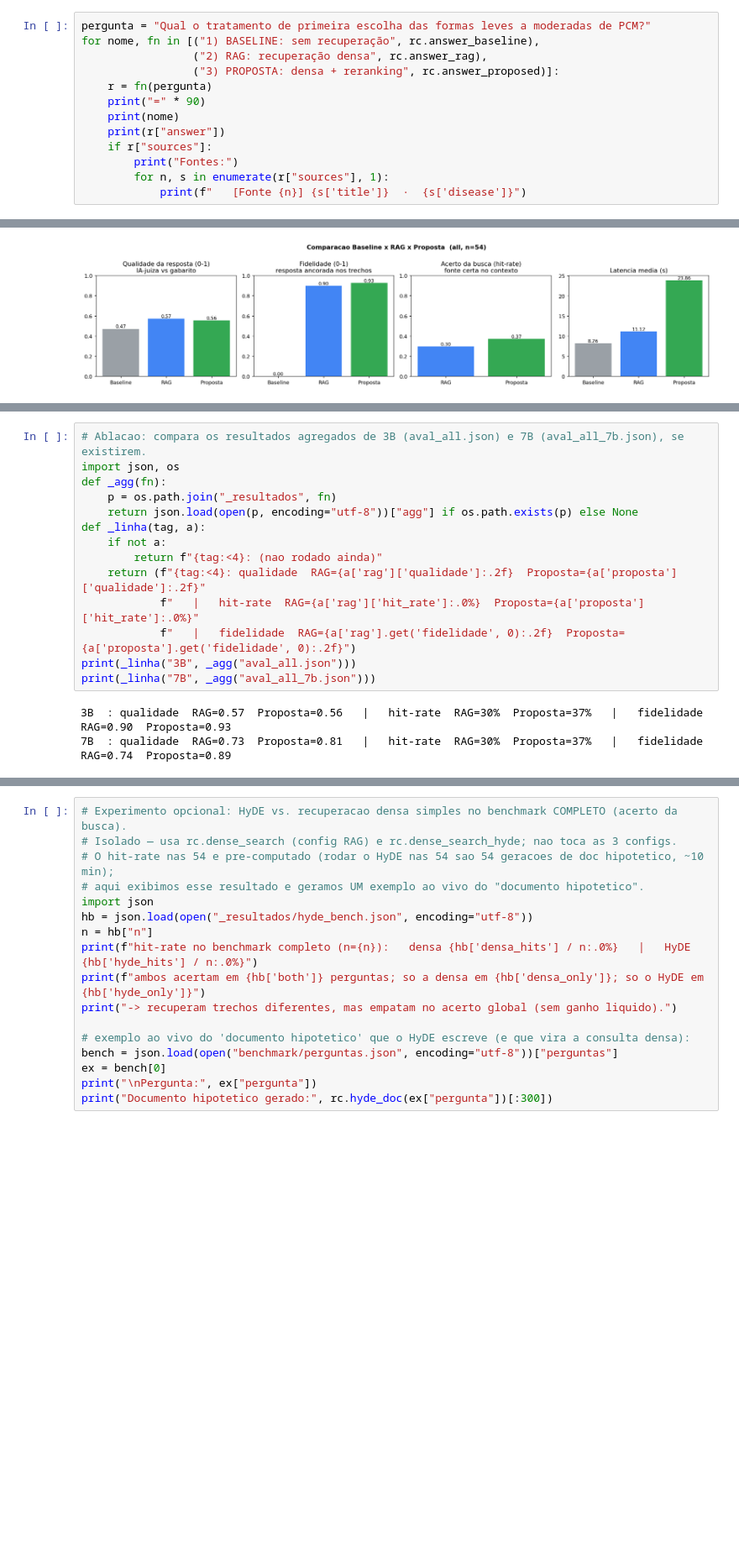
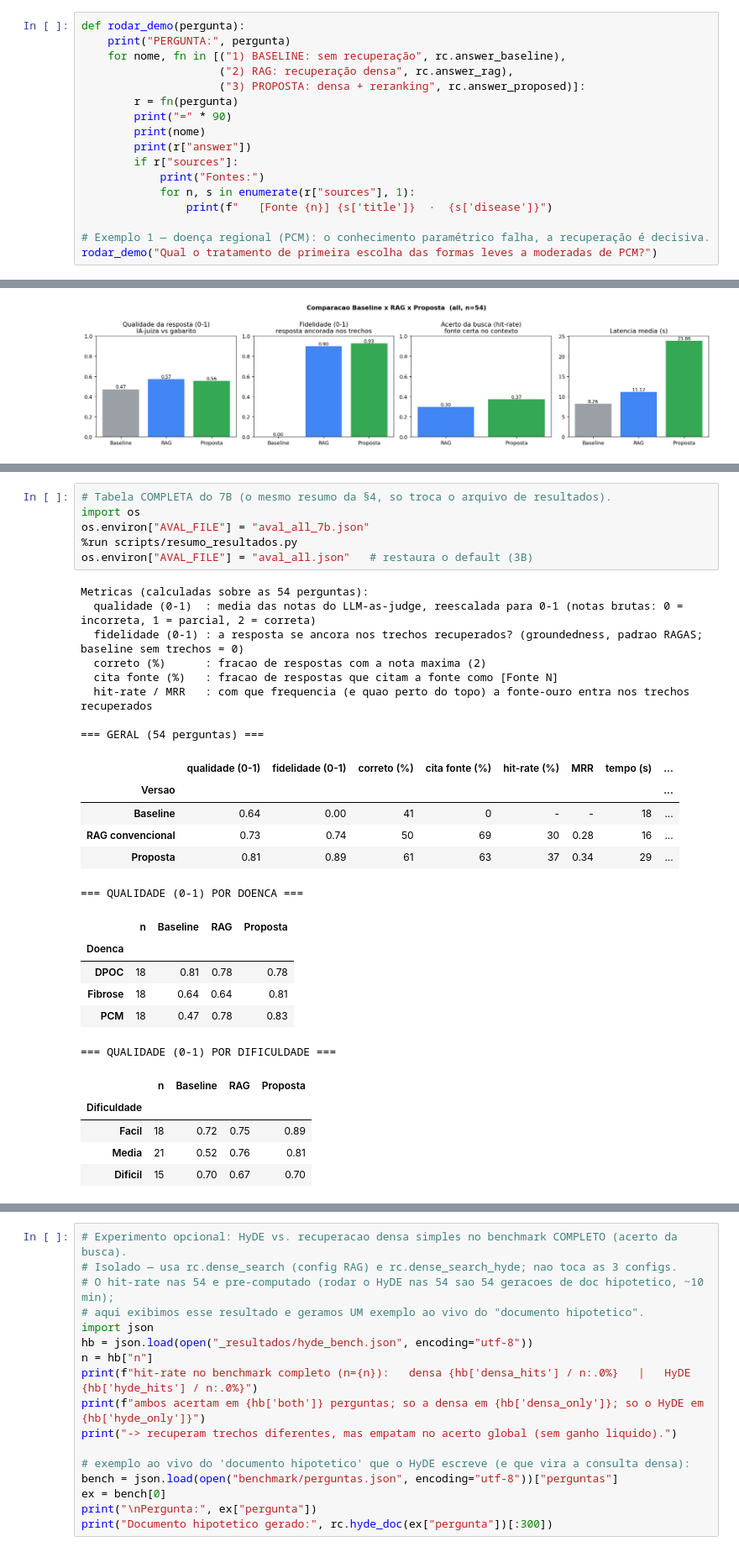
Before and after one commit to nykemariotto/rag-pneumologia, a Jupyter notebook: notebook/Assistente_Pneumologia_RAG.ipynb, the cells around one changed output, grey strips where cells are left out. Shown at 84% size. Drawn from its saved outputs; the diff is of its cells as text; blank space fills up the shorter version.

```diff
--- a/notebook/Assistente_Pneumologia_RAG.ipynb
+++ b/notebook/Assistente_Pneumologia_RAG.ipynb
@@ -586,16 +586,20 @@ As 3 configurações sobre a mesma pergunta, um caso de **domínio regional** (p
 onde o conhecimento paramétrico do modelo falha e a recuperação é decisiva. (A 1ª geração baixa e
 carrega o modelo, ~6 GB; as seguintes são rápidas.)
 # %%
-pergunta = "Qual o tratamento de primeira escolha das formas leves a moderadas de PCM?"
-for nome, fn in [("1) BASELINE: sem recuperação", rc.answer_baseline),
-                 ("2) RAG: recuperação densa", rc.answer_rag),
-                 ("3) PROPOSTA: densa + reranking", rc.answer_proposed)]:
-    r = fn(pergunta)
-    print("=" * 90)
-    print(nome)
-    print(r["answer"])
-    if r["sources"]:
-        print("Fontes:")
-        for n, s in enumerate(r["sources"], 1):
-            print(f"   [Fonte {n}] {s['title']}  ·  {s['disease']}")
+def rodar_demo(pergunta):
+    print("PERGUNTA:", pergunta)
+    for nome, fn in [("1) BASELINE: sem recuperação", rc.answer_baseline),
+                     ("2) RAG: recuperação densa", rc.answer_rag),
+                     ("3) PROPOSTA: densa + reranking", rc.answer_proposed)]:
+        r = fn(pergunta)
+        print("=" * 90)
+        print(nome)
+        print(r["answer"])
+        if r["sources"]:
+            print("Fontes:")
+            for n, s in enumerate(r["sources"], 1):
+                print(f"   [Fonte {n}] {s['title']}  ·  {s['disease']}")
+
+# Exemplo 1 — doença regional (PCM): o conhecimento paramétrico falha, a recuperação é decisiva.
+rodar_demo("Qual o tratamento de primeira escolha das formas leves a moderadas de PCM?")
 # %% [output]
@@ -1050,17 +1080,32 @@ se propaga com escala.
-# %%
-# Ablacao: compara os resultados agregados de 3B (aval_all.json) e 7B (aval_all_7b.json), se existirem.
-import json, os
-def _agg(fn):
-    p = os.path.join("_resultados", fn)
-    return json.load(open(p, encoding="utf-8"))["agg"] if os.path.exists(p) else None
-def _linha(tag, a):
-    if not a:
-        return f"{tag:<4}: (nao rodado ainda)"
-    return (f"{tag:<4}: qualidade  RAG={a['rag']['qualidade']:.2f}  Proposta={a['proposta']['qualidade']:.2f}"
-            f"   |   hit-rate  RAG={a['rag']['hit_rate']:.0%}  Proposta={a['proposta']['hit_rate']:.0%}"
-            f"   |   fidelidade  RAG={a['rag'].get('fidelidade', 0):.2f}  Proposta={a['proposta'].get('fidelidade', 0):.2f}")
-print(_linha("3B", _agg("aval_all.json")))
-print(_linha("7B", _agg("aval_all_7b.json")))
-# %% [output]
-3B  : qualidade  RAG=0.57  Proposta=0.56   |   hit-rate  RAG=30%  Proposta=37%   |   fidelidade  RAG=0.90  Proposta=0.93
-7B  : qualidade  RAG=0.73  Proposta=0.81   |   hit-rate  RAG=30%  Proposta=37%   |   fidelidade  RAG=0.74  Proposta=0.89
+# %%
+# Tabela COMPLETA do 7B (o mesmo resumo da §4, so troca o arquivo de resultados).
+import os
+os.environ["AVAL_FILE"] = "aval_all_7b.json"
+%run scripts/resumo_resultados.py
+os.environ["AVAL_FILE"] = "aval_all.json"   # restaura o default (3B)
+# %% [output]
+Metricas (calculadas sobre as 54 perguntas):
+  qualidade (0-1)  : media das notas do LLM-as-judge, reescalada para 0-1 (notas brutas: 0 = incorreta, 1 = parcial, 2 = correta)
+  fidelidade (0-1) : a resposta se ancora nos trechos recuperados? (groundedness, padrao RAGAS; baseline sem trechos = 0)
+  correto (%)      : fracao de respostas com a nota maxima (2)
+  cita fonte (%)   : fracao de respostas que citam a fonte como [Fonte N]
+  hit-rate / MRR   : com que frequencia (e quao perto do topo) a fonte-ouro entra nos trechos recuperados
+
+=== GERAL (54 perguntas) ===
+|  | qualidade (0-1) | fidelidade (0-1) | correto (%) | cita fonte (%) | hit-rate (%) | MRR | tempo (s) | ... |
+| Versao |  |  |  |  |  |  |  | ... |
+| Baseline | 0.64 | 0.00 | 41 | 0 | - | - | 18 | ... |
+| RAG convencional | 0.73 | 0.74 | 50 | 69 | 30 | 0.28 | 16 | ... |
+| Proposta | 0.81 | 0.89 | 61 | 63 | 37 | 0.34 | 29 | ... |
+=== QUALIDADE (0-1) POR DOENCA ===
+|  | n | Baseline | RAG | Proposta |
+| Doenca |  |  |  |  |
+| DPOC | 18 | 0.81 | 0.78 | 0.78 |
+| Fibrose | 18 | 0.64 | 0.64 | 0.81 |
+| PCM | 18 | 0.47 | 0.78 | 0.83 |
+=== QUALIDADE (0-1) POR DIFICULDADE ===
+|  | n | Baseline | RAG | Proposta |
+| Dificuldade |  |  |  |  |
+| Facil | 18 | 0.72 | 0.75 | 0.89 |
+| Media | 21 | 0.52 | 0.76 | 0.81 |
+| Dificil | 15 | 0.70 | 0.67 | 0.70 |
```
Also changed, not shown: parts of 21 cells of this notebook, 3 other files.
